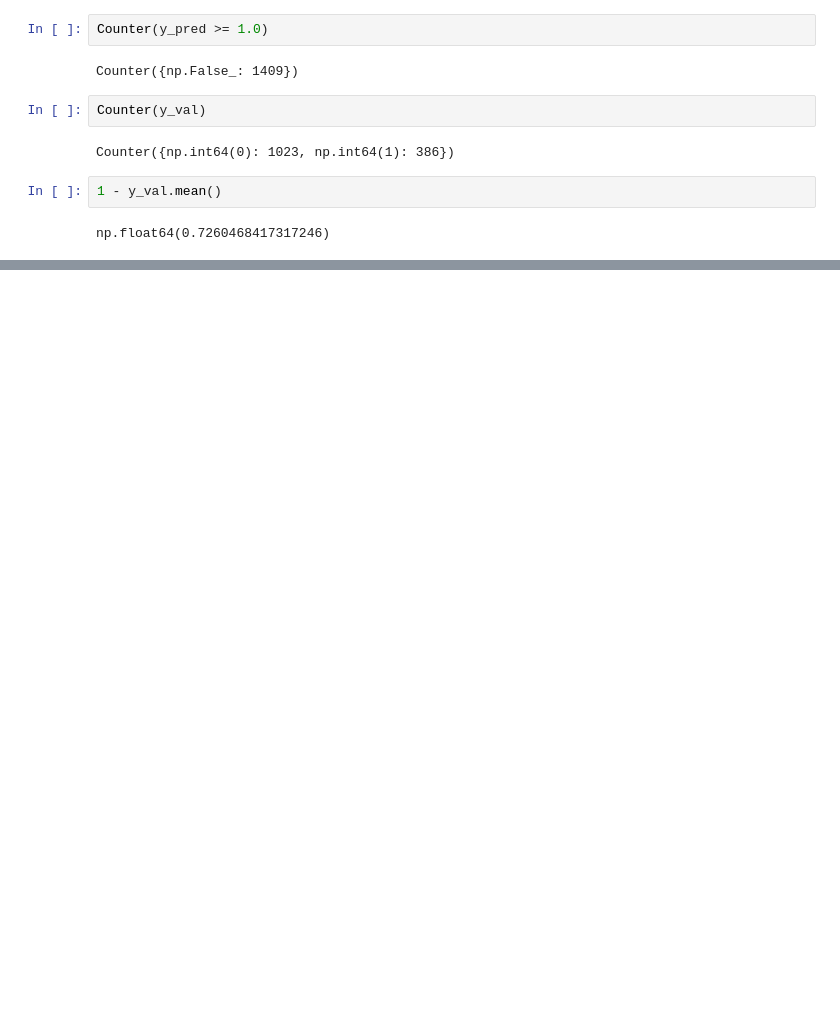
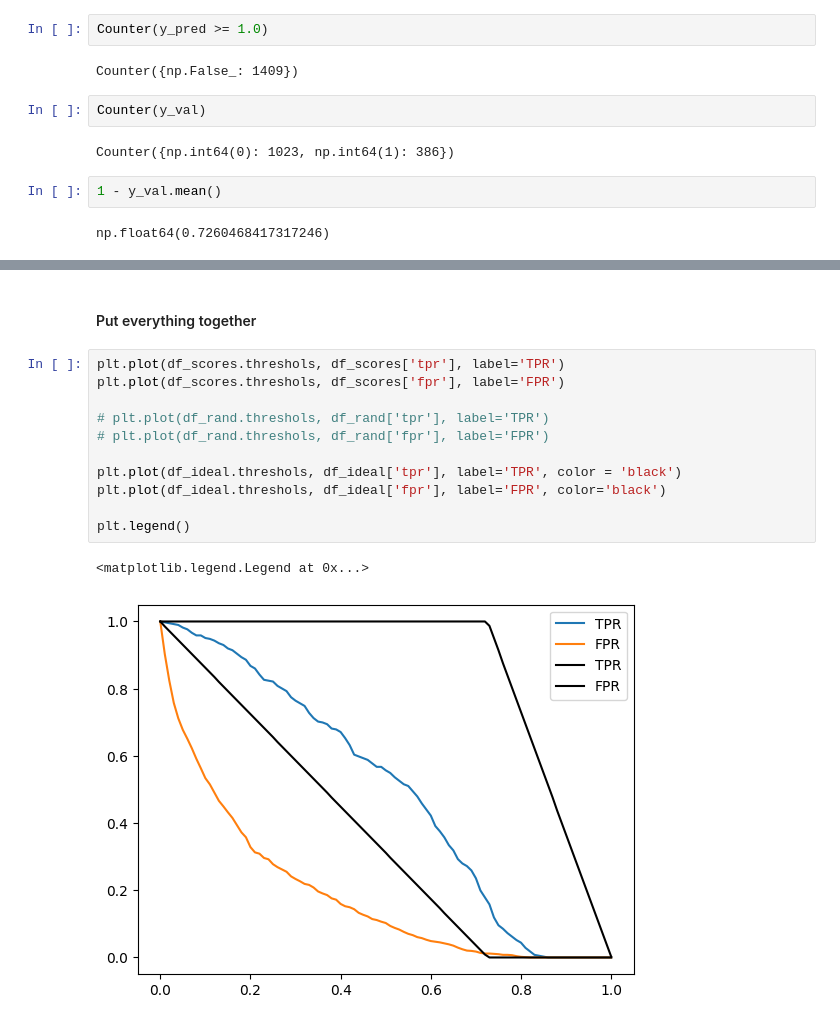
Before and after one commit to moeinforoughi/MLcourse, a Jupyter notebook: 04-model-evaluation/chum-prediction.ipynb, the cells around one changed output, grey strips where cells are left out. Drawn from its saved outputs; the diff is of its cells as text; blank space fills up the shorter version.

```diff
--- a/04-model-evaluation/chum-prediction.ipynb
+++ b/04-model-evaluation/chum-prediction.ipynb
@@ -1145,0 +1412,16 @@ np.float64(0.7260468417317246)
+# %% [markdown]
+<h4>Put everything together</h4>
+# %%
+plt.plot(df_scores.threshols, df_scores['tpr'], label='TPR')
+plt.plot(df_scores.threshols, df_scores['fpr'], label='FPR')
+
+# plt.plot(df_rand.threshols, df_rand['tpr'], label='TPR')
+# plt.plot(df_rand.threshols, df_rand['fpr'], label='FPR')
+
+plt.plot(df_ideal.threshols, df_ideal['tpr'], label='TPR', color = 'black')
+plt.plot(df_ideal.threshols, df_ideal['fpr'], label='FPR', color='black')
+
+plt.legend()
+# %% [output]
+<matplotlib.legend.Legend at 0x...>
+[figure, added]
```
Also changed, not shown: parts of 48 cells of this notebook.
